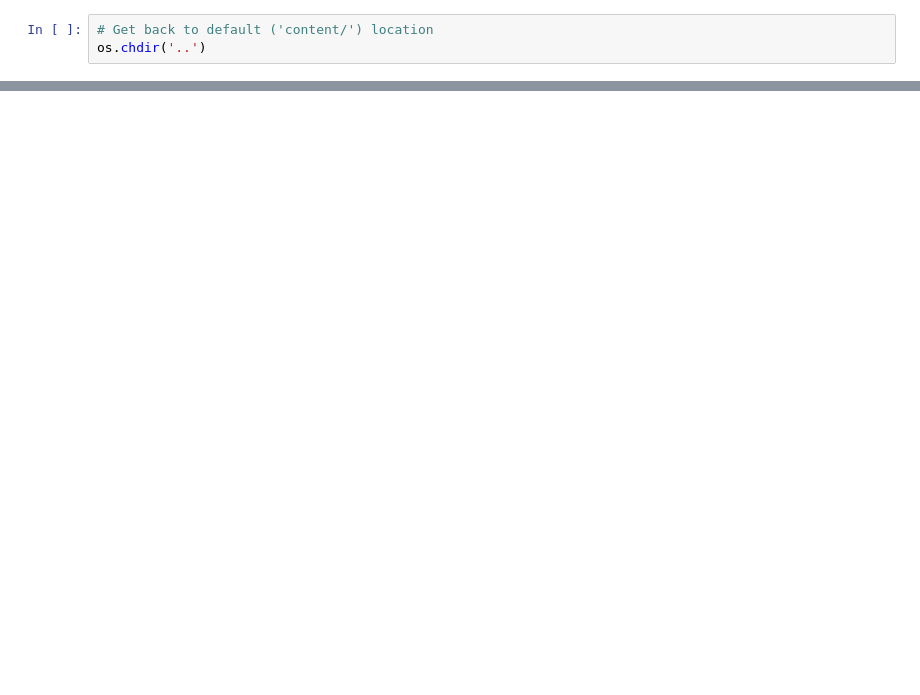
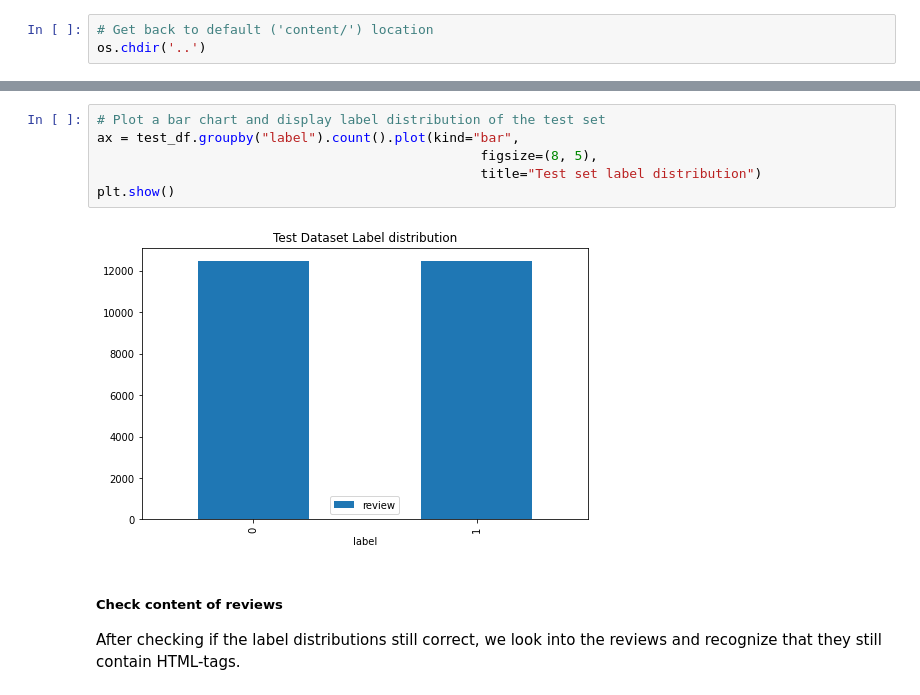
Before and after one commit to iubh/DLMAINLPCV01, a Jupyter notebook: notebooks/nlp_2-2_sentiment_analysis.ipynb, the cells around one changed output, grey strips where cells are left out. Saved outputs shown, nothing was run; the diff lists cells and outputs as text; blank space fills up the shorter version.

Commit message:
Update nlp_2-2_sentiment_analysis.ipynb
Reviewed with Tim Schlippe

```diff
--- a/notebooks/nlp_2-2_sentiment_analysis.ipynb
+++ b/notebooks/nlp_2-2_sentiment_analysis.ipynb
@@ -168,0 +213,12 @@ subword tokenizer before the actual training process is started.
+# %%
+# Plot a bar chart and display label distribution of the test set
+ax = test_df.groupby("label").count().plot(kind="bar",
+                                                 figsize=(8, 5),
+                                                 title="Test set label distribution")
+plt.show()
+# %% [output]
+[figure, added]
+# %% [markdown]
+##### Check content of reviews
+
+After checking if the label distributions still correct, we look into the reviews and recognize that they still contain HTML-tags.
```
Also changed, not shown: parts of 76 cells of this notebook.
